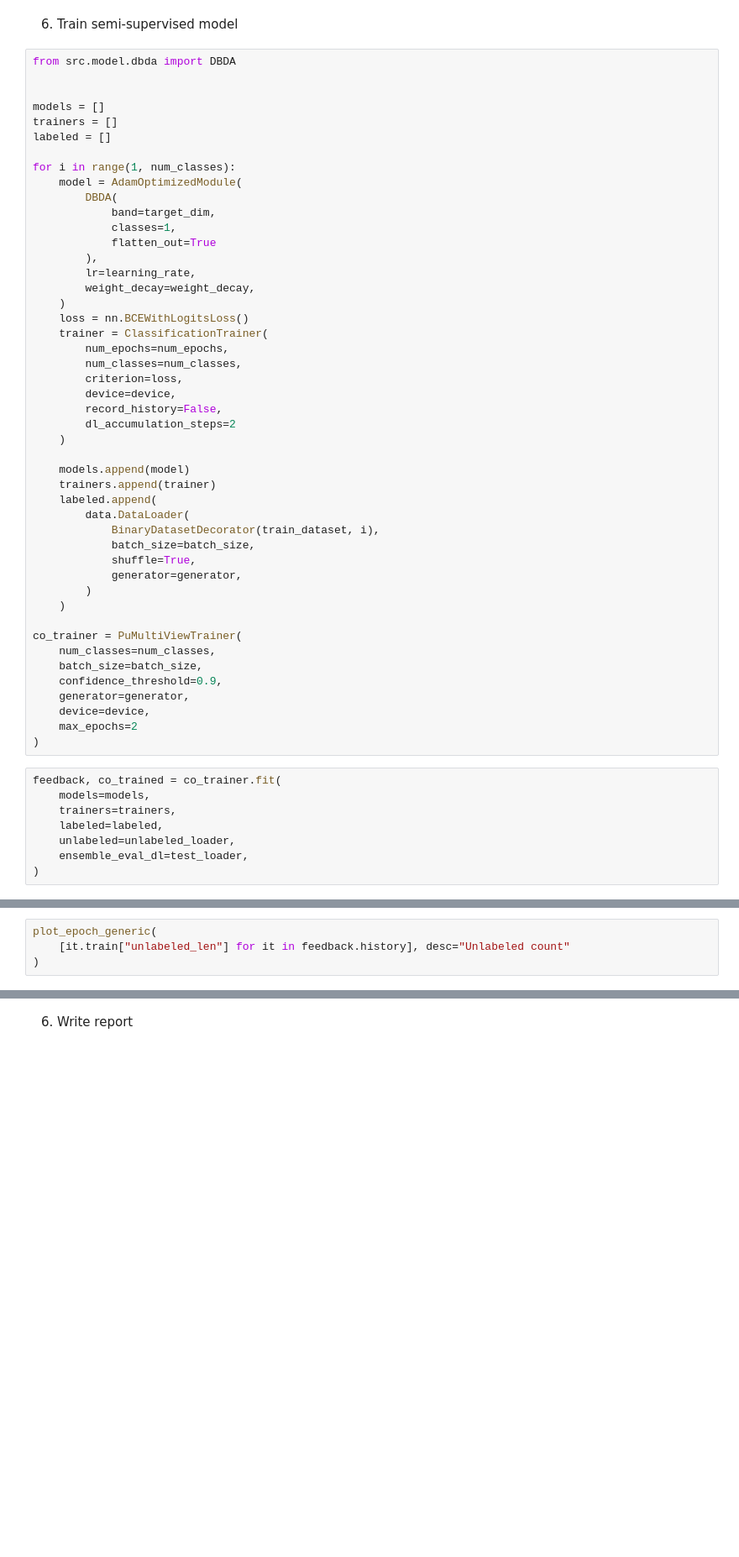
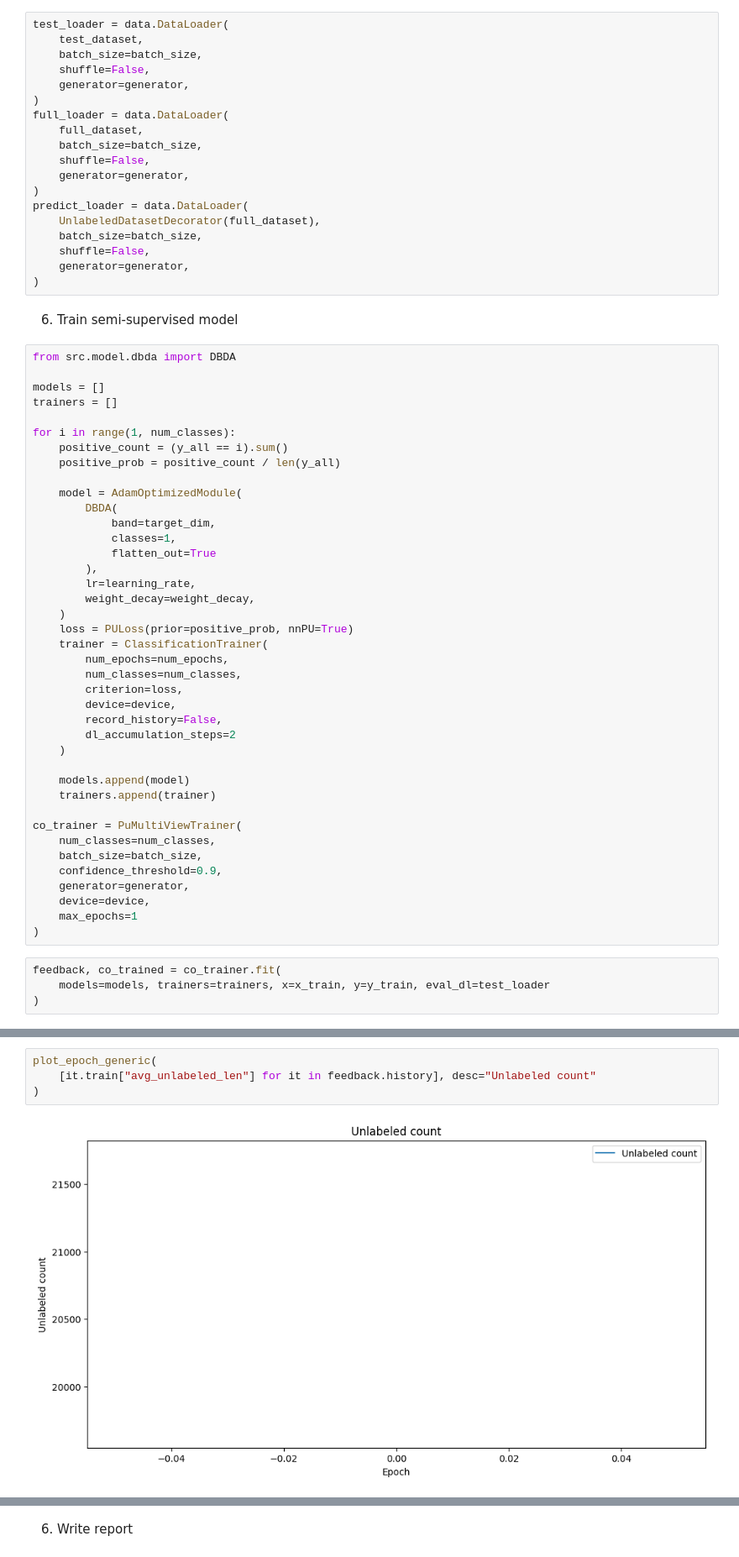
Before and after one commit to melalex/hsi-classification-playground, a Jupyter notebook: notebooks/6-06-pu-multiview-training-indian-pines.ipynb, the cells around one changed output, grey strips where cells are left out. Shown at 84% size. Drawn from its saved outputs; the diff is of its cells as text; blank space fills up the shorter version.

```diff
--- a/notebooks/6-06-pu-multiview-training-indian-pines.ipynb
+++ b/notebooks/6-06-pu-multiview-training-indian-pines.ipynb
@@ -110,14 +122,34 @@ y_test = torch.tensor(y_test, dtype=torch.int32)
+# %%
+test_loader = data.DataLoader(
+    test_dataset,
+    batch_size=batch_size,
+    shuffle=False,
+    generator=generator,
+)
+full_loader = data.DataLoader(
+    full_dataset,
+    batch_size=batch_size,
+    shuffle=False,
+    generator=generator,
+)
+predict_loader = data.DataLoader(
+    UnlabeledDatasetDecorator(full_dataset),
+    batch_size=batch_size,
+    shuffle=False,
+    generator=generator,
+)
 # %% [markdown]
 6. Train semi-supervised model
 # %%
 from src.model.dbda import DBDA
 
-
 models = []
 trainers = []
-labeled = []
 
 for i in range(1, num_classes):
+    positive_count = (y_all == i).sum()
+    positive_prob = positive_count / len(y_all)
+
     model = AdamOptimizedModule(
         DBDA(
             band=target_dim,
@@ -127,7 +159,7 @@ for i in range(1, num_classes):
         lr=learning_rate,
         weight_decay=weight_decay,
     )
-    loss = nn.BCEWithLogitsLoss()
+    loss = PULoss(prior=positive_prob, nnPU=True)
     trainer = ClassificationTrainer(
         num_epochs=num_epochs,
         num_classes=num_classes,
@@ -139,14 +171,6 @@ for i in range(1, num_classes):
 
     models.append(model)
     trainers.append(trainer)
-    labeled.append(
-        data.DataLoader(
-            BinaryDatasetDecorator(train_dataset, i),
-            batch_size=batch_size,
-            shuffle=True,
-            generator=generator,
-        )
-    )
 
 co_trainer = PuMultiViewTrainer(
     num_classes=num_classes,
@@ -154,15 +178,11 @@ co_trainer = PuMultiViewTrainer(
     confidence_threshold=0.9,
     generator=generator,
     device=device,
-    max_epochs=2
+    max_epochs=1
 )
 # %%
 feedback, co_trained = co_trainer.fit(
-    models=models,
-    trainers=trainers,
-    labeled=labeled,
-    unlabeled=unlabeled_loader,
-    ensemble_eval_dl=test_loader,
+    models=models, trainers=trainers, x=x_train, y=y_train, eval_dl=test_loader
 )
 # %%
 plot_epoch_generic([it.eval["eval_f1"] for it in feedback.history], desc="F1")
@@ -179,4 +207,6 @@ plot_epoch_generic(
 # %%
 plot_epoch_generic(
-    [it.train["unlabeled_len"] for it in feedback.history], desc="Unlabeled count"
+    [it.train["avg_unlabeled_len"] for it in feedback.history], desc="Unlabeled count"
 )
+# %% [output]
+[figure, added]
```
Also changed, not shown: parts of 17 cells of this notebook, 14 other files.
